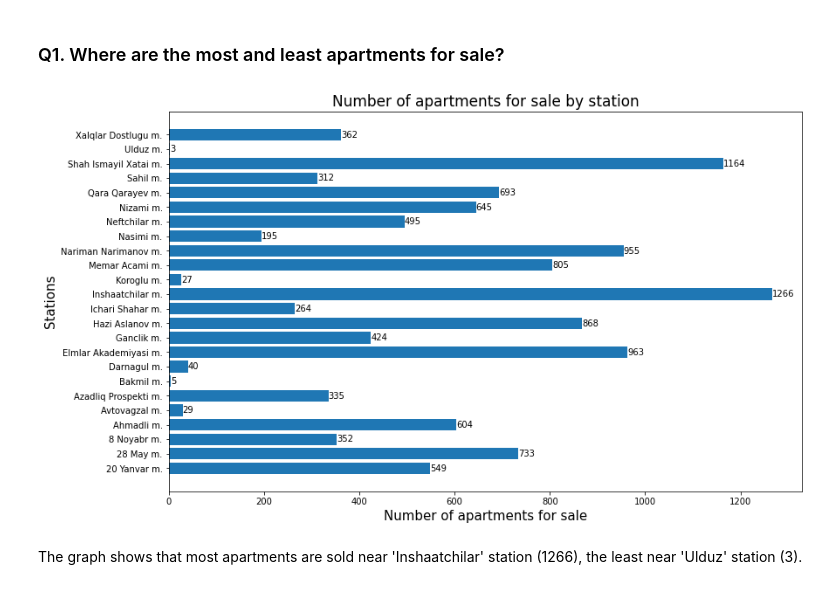
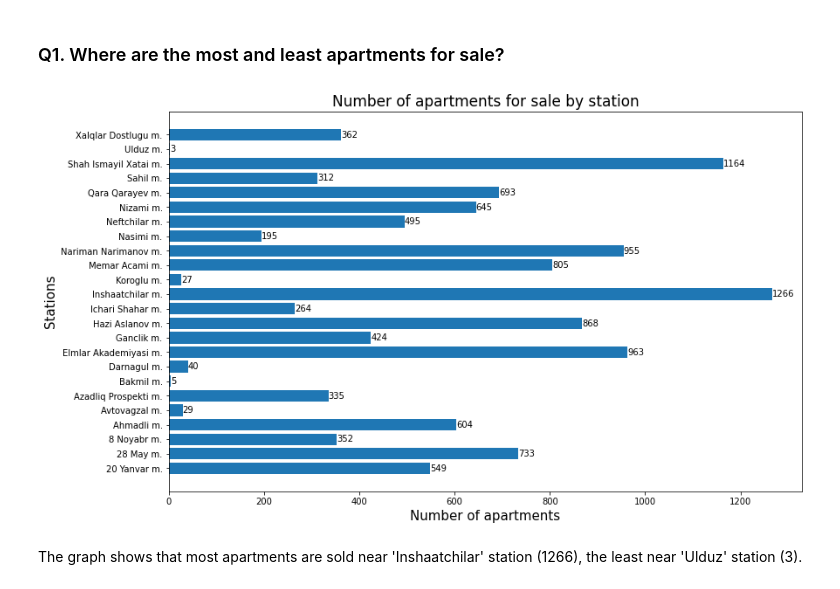
Before and after one commit to hexelot/ApartmentsAnalysis, a Jupyter notebook: analysing.ipynb, the cells around one changed output. Cells and saved outputs as stored; diff of their text form; code cells hidden in the pictures.

```diff
--- a/analysing.ipynb
+++ b/analysing.ipynb
@@ -105,16 +109,16 @@ df.head(5)
 # %%
 stations_counts = df['Station'].value_counts()
 x, y = zip(*sorted(dict(stations_counts).items()))
 
 plt.figure(figsize=(13,8))
 bars = plt.barh(x, y)
 plt.bar_label(bars, y)
 plt.title("Number of apartments for sale by station", size=17)
-plt.xlabel("Number of apartments for sale", size=15)
+plt.xlabel("Number of apartments", size=15)
 plt.ylabel("Stations", size=15)
 plt.show()
 # %% [output]
-[figure, old version]
+[figure, new version]
 # %% [markdown]
 The graph shows that most apartments are sold near 'Inshaatchilar' station (1266), the least near 'Ulduz' station (3).
 # %% [markdown]
```
Also changed, not shown: parts of 9 cells of this notebook.
